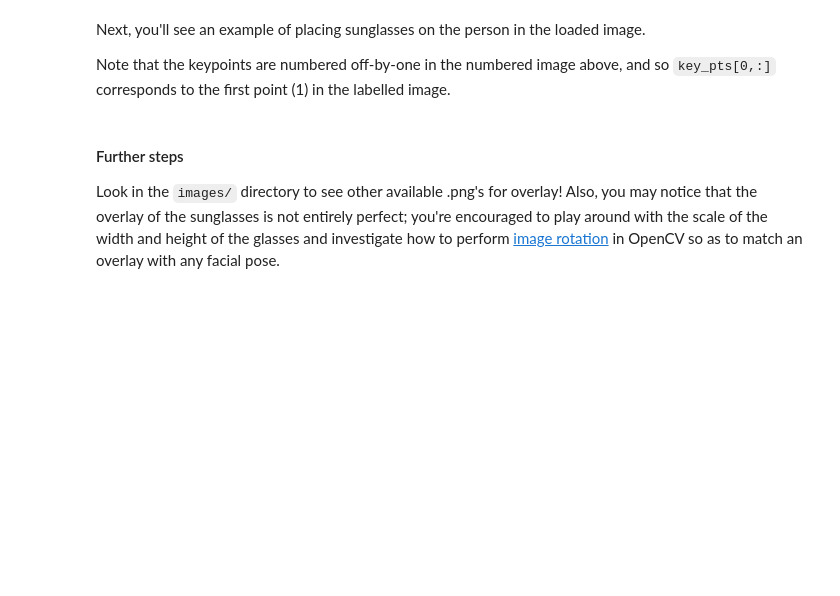
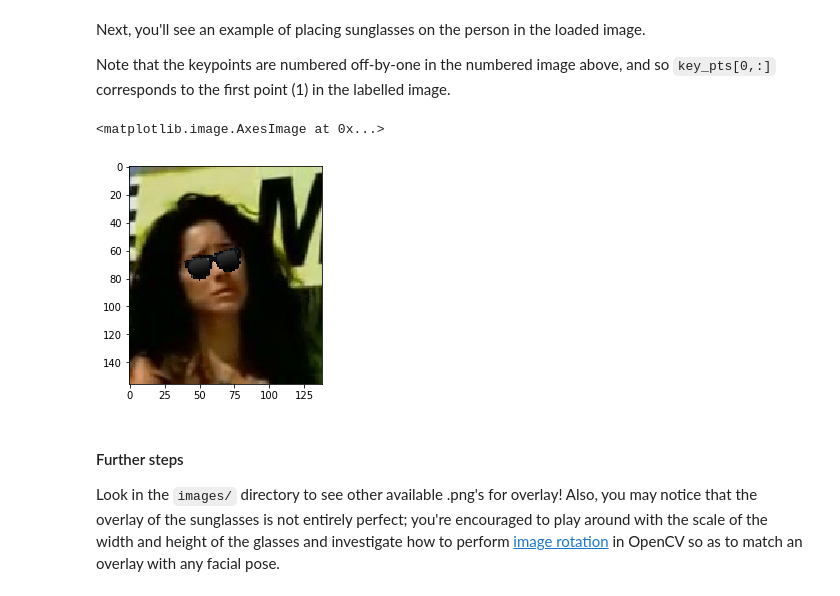
Before and after one commit to udacity/P1_Facial_Keypoints, a Jupyter notebook: 4. Fun with Keypoints.ipynb, the cells around one changed output. Drawn from its saved outputs; the diff is of its cells as text; code cells hidden in the pictures; blank space fills up the shorter version.

Commit message:
Implementation of sunglasses

```diff
--- a/4. Fun with Keypoints.ipynb
+++ b/4. Fun with Keypoints.ipynb
@@ -100,40 +122,58 @@ Note that the keypoints are numbered off-by-one in the numbered image above, and
 # %%
 # Display sunglasses on top of the image in the appropriate place
 
-# copy of the face image for overlay
 image_copy = np.copy(image)
-
+glass_copy = np.zeros(image.shape, dtype= np.uint8)
 # top-left location for sunglasses to go
 # 17 = edge of left eyebrow
 x = int(key_pts[17, 0])
 y = int(key_pts[17, 1])
-
 # height and width of sunglasses
 # h = length of nose
 h = int(abs(key_pts[27,1] - key_pts[34,1]))
 # w = left to right eyebrow edges
 w = int(abs(key_pts[17,0] - key_pts[26,0]))
 
+#adjust for tilt of face
+angle = -np.tan((key_pts[26,1] - key_pts[17,1])/(key_pts[26,0] - key_pts[17,0]))
+
 # read in sunglasses
 sunglasses = cv2.imread('images/sunglasses.png', cv2.IMREAD_UNCHANGED)
 # resize sunglasses
 new_sunglasses =  cv2.resize(sunglasses, (w, h), interpolation = cv2.INTER_CUBIC)
 
-# get region of interest on the face to change
-roi_color = image_copy[y:y+h,x:x+w]
+glass_pos_x = (image.shape[0]-h)//2
+glass_pos_y = (image.shape[1]-w)//2
+
+c_x = image.shape[0]//2
+c_y = image.shape[1]//2
+
+glass_pos_x_rot = int(-(glass_pos_y - c_y) * np.sin(angle) + (glass_pos_x - c_x) * np.cos(angle) + c_x)
+glass_pos_y_rot = int((glass_pos_y - c_y) * np.cos(angle) + (glass_pos_x - c_x) * np.sin(angle) + c_y)
+
+glass_copy[glass_pos_x : glass_pos_x + h, glass_pos_y : glass_pos_y + w, :] = new_sunglasses
+
+M = cv2.getRotationMatrix2D((image.shape[1]//2, image.shape[0]//2), angle*180/3.14, 1)
+sunglasses_rotated = cv2.warpAffine(glass_copy, M, (image.shape[1], image.shape[0]))
 
 # find all non-transparent pts
-ind = np.argwhere(new_sunglasses[:,:,3] > 0)
+ind = np.argwhere(sunglasses_rotated[:,:,3] > 0)
 
-# for each non-transparent point, replace the original image pixel with that of the new_sunglasses
+#watch out rotated coordinates should be subtracted instead!!!!
+
+img_shift_x = y - glass_pos_x_rot
+img_shift_y = x - glass_pos_y_rot
+
+ind_x_shift = [el + img_shift_x for el in ind[:,0]]
+ind_y_shift = [el + img_shift_y for el in ind[:,1]]
+
 for i in range(3):
-    roi_color[ind[:,0],ind[:,1],i] = new_sunglasses[ind[:,0],ind[:,1],i]
-# set the area of the image to the changed region with sunglasses
-image_copy[y:y+h,x:x+w] = roi_color
+    image_copy[ind_x_shift,ind_y_shift,i] = sunglasses_rotated[ind[:,0],ind[:,1],i]
 
-
-# display the result!
 plt.imshow(image_copy)
+# %% [output]
+<matplotlib.image.AxesImage at 0x...>
+[figure, added]
 # %% [markdown]
 #### Further steps
 
```
Also changed, not shown: parts of 7 cells of this notebook.
